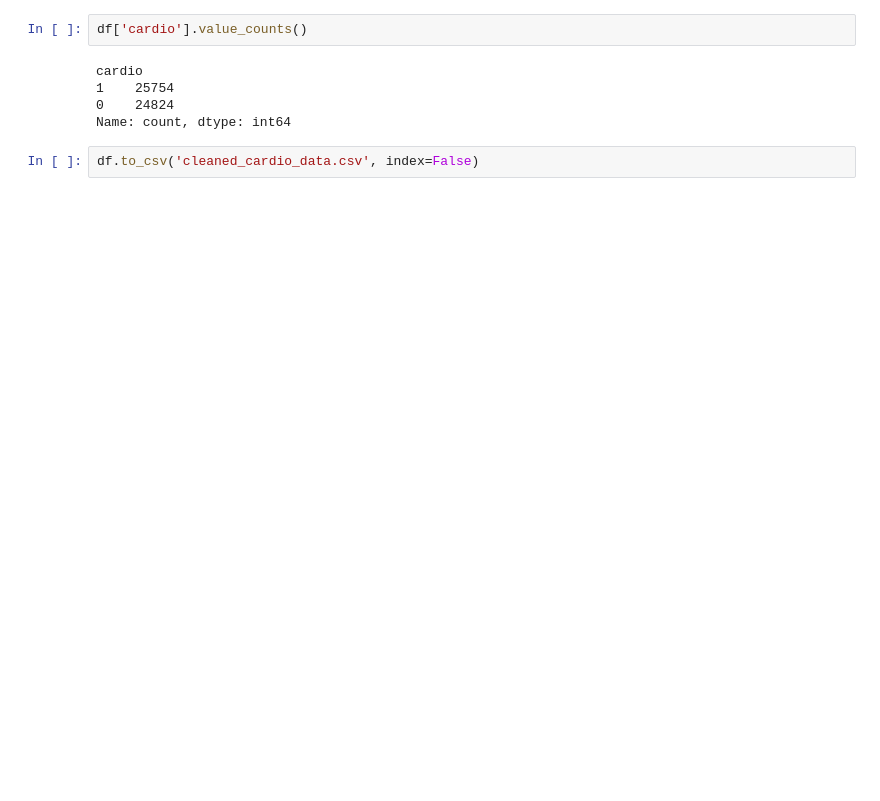
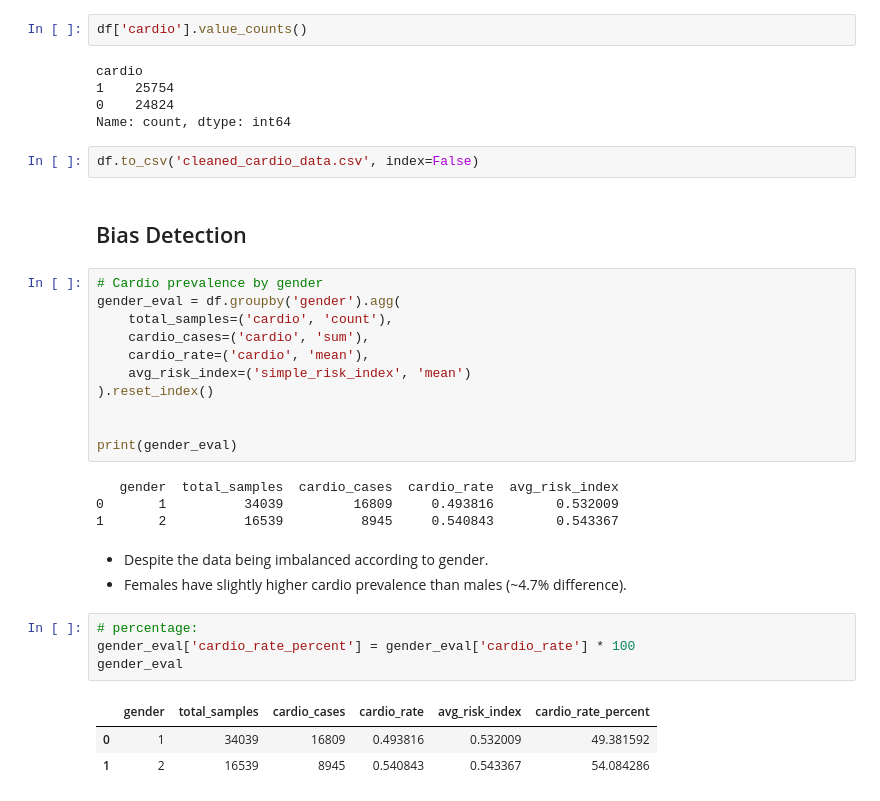
Before and after one commit to shivansh-dhakad/NAVKALPANA-RICR-NK-0046, a Jupyter notebook: model/data_preprocessing.ipynb, the cells around one changed output. Saved outputs shown, nothing was run; the diff lists cells and outputs as text; blank space fills up the shorter version.

Commit message:
done bias detection and analysis

```diff
--- a/model/data_preprocessing.ipynb
+++ b/model/data_preprocessing.ipynb
@@ -647,3 +640,31 @@ cardio
 Name: count, dtype: int64
 # %%
 df.to_csv('cleaned_cardio_data.csv', index=False)
+# %% [markdown]
+##  Bias Detection
+# %%
+# Cardio prevalence by gender
+gender_eval = df.groupby('gender').agg(
+    total_samples=('cardio', 'count'),
+    cardio_cases=('cardio', 'sum'),
+    cardio_rate=('cardio', 'mean'),
+    avg_risk_index=('simple_risk_index', 'mean')
+).reset_index()
+
+
+print(gender_eval)
+# %% [output]
+   gender  total_samples  cardio_cases  cardio_rate  avg_risk_index
+0       1          34039         16809     0.493816        0.532009
+1       2          16539          8945     0.540843        0.543367
+# %% [markdown]
+- Despite the data being imbalanced according to gender.
+- Females have slightly higher cardio prevalence than males (~4.7% difference).
+# %%
+# percentage:
+gender_eval['cardio_rate_percent'] = gender_eval['cardio_rate'] * 100
+gender_eval
+# %% [output]
+|  | gender | total_samples | cardio_cases | cardio_rate | avg_risk_index | cardio_rate_percent |
+| 0 | 1 | 34039 | 16809 | 0.493816 | 0.532009 | 49.381592 |
+| 1 | 2 | 16539 | 8945 | 0.540843 | 0.543367 | 54.084286 |
```
Also changed, not shown: parts of 27 cells of this notebook.
